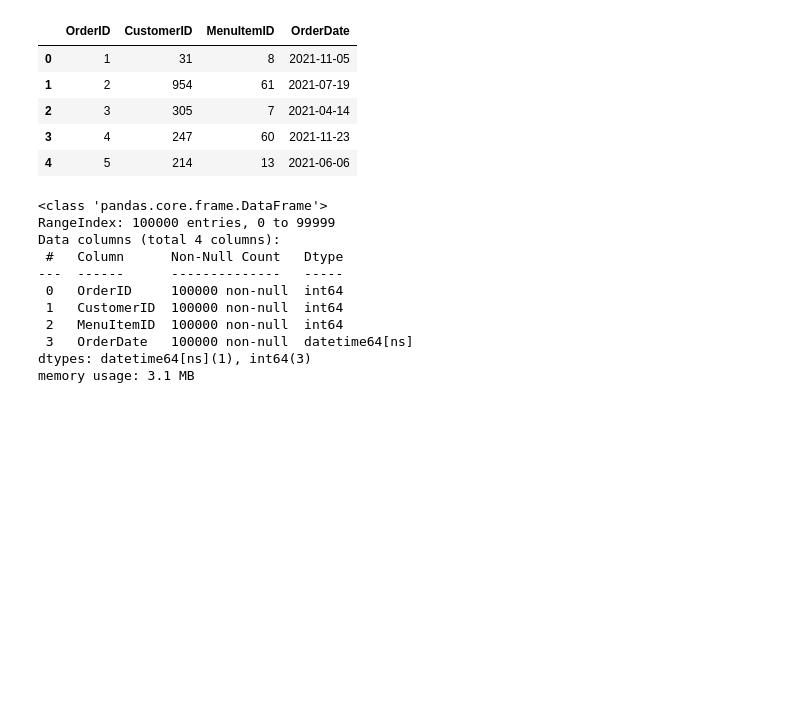
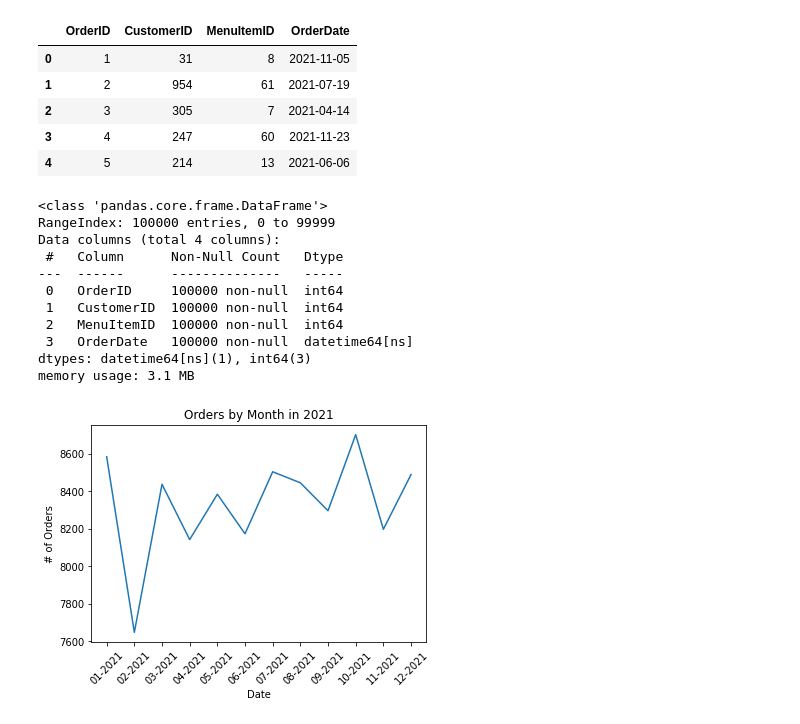
Before and after one commit to emilyjeaharmon/boba_shop, a Jupyter notebook: Boba Shop SQL Notebook.ipynb, the cells around one changed output. Saved outputs shown, nothing was run; the diff lists cells and outputs as text; code cells hidden in the pictures; blank space fills up the shorter version.

Commit message:
Added Orders visualizations

```diff
--- a/Boba Shop SQL Notebook.ipynb
+++ b/Boba Shop SQL Notebook.ipynb
@@ -144,3 +144,12 @@ Data columns (total 4 columns):
  3   OrderDate   100000 non-null  datetime64[ns]
 dtypes: datetime64[ns](1), int64(3)
 memory usage: 3.1 MB
+# %%
+plt.plot(df_orders.sort_values(by=['OrderDate']).groupby(pd.to_datetime(df_orders['OrderDate']).dt.strftime('%m-%Y'), sort=False)['OrderID'].size())
+plt.xlabel('Date')
+plt.ylabel('# of Orders')
+plt.title('Orders by Month in 2021')
+plt.xticks(rotation = 45)
+plt.show()
+# %% [output]
+[figure, added]
```
Also changed, not shown: parts of 1 cell of this notebook.
